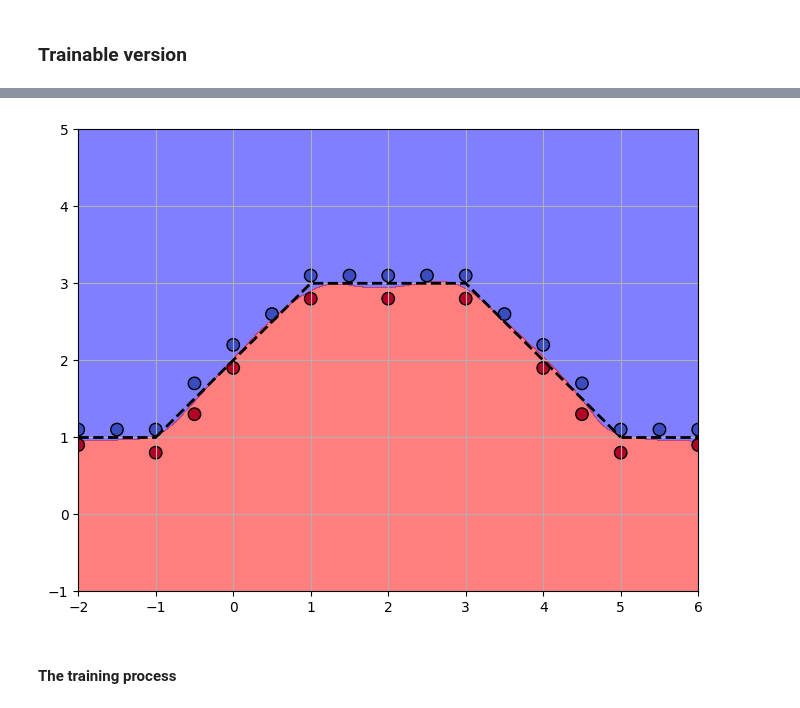
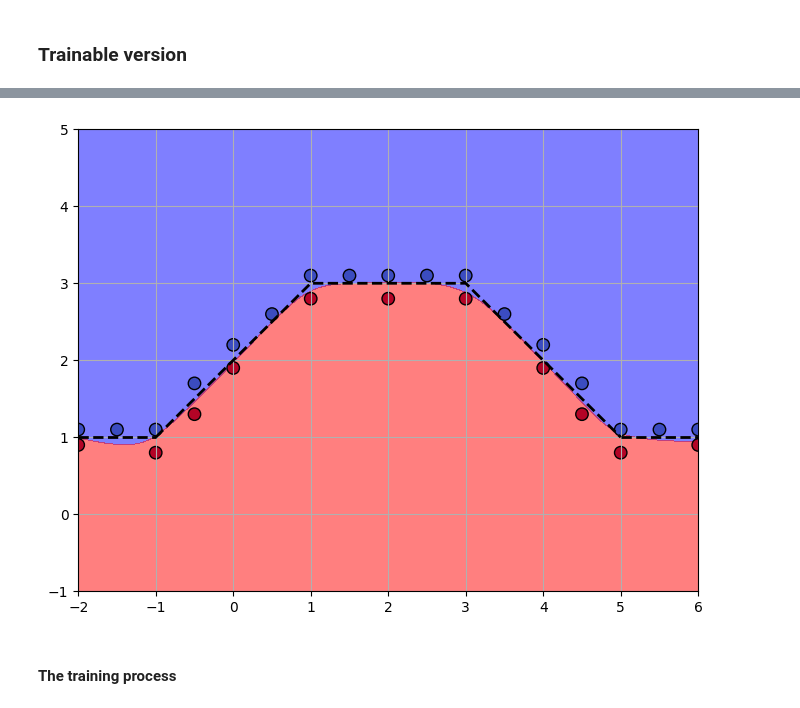
Before and after one commit to fujin55/Ai-lab-5, a Jupyter notebook: exercises/05_ANN.ipynb, the cells around one changed output, grey strips where cells are left out. Cells and saved outputs as stored; diff of their text form; code cells hidden in the pictures.

```diff
--- a/exercises/05_ANN.ipynb
+++ b/exercises/05_ANN.ipynb
@@ -113,12 +113,12 @@ IW1 = tf.Variable(tf.random.normal([5, 2], stddev=1.0))
 b1 = tf.Variable(tf.zeros([5]))
 h1 = tf.sigmoid(tf.matmul(x, tf.transpose(IW1)) + b1)
 
-# 3 neurony po 5 wejść
-IW2 = tf.Variable(tf.random.normal([3, 5], stddev=1.0))
-b2 = tf.Variable(tf.zeros([3]))
+# 2 neurony po 5 wejść
+IW2 = tf.Variable(tf.random.normal([2, 5], stddev=1.0))
+b2 = tf.Variable(tf.zeros([2]))
 h2 = tf.sigmoid(tf.matmul(h1, tf.transpose(IW2)) + b2)
 
-# 3 neurony -> 1 wyjście
+# 2 wyjście 1 neuron
 LW = tf.Variable(tf.random.normal([2, 1], stddev=1.0))
 b3 = tf.Variable(tf.zeros([1]))
 y = tf.sigmoid(tf.matmul(h2, LW) + b3)
@@ -193,4 +193,4 @@ Step 950, Cross-Entropy Loss: 0.0182
-[figure, old version]
+[figure, new version]
 # %% [markdown]
 #### The training process
 # %% [markdown]
```
Also changed, not shown: parts of 1 cell of this notebook.
